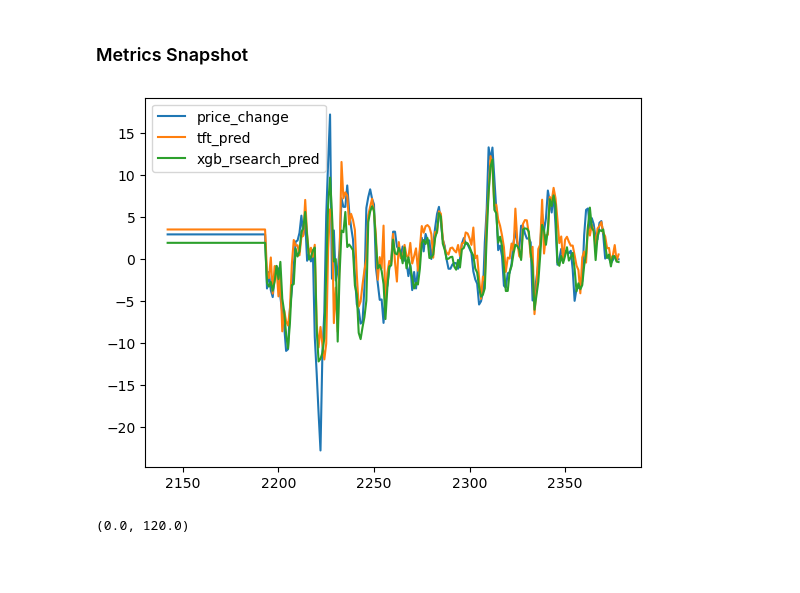
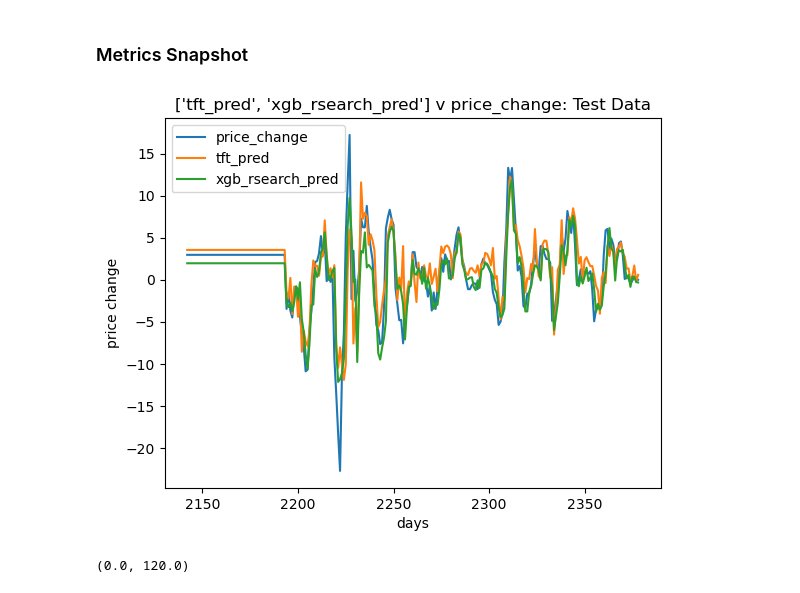
Before and after one commit to danCoder93/ENSF611-FinPrediction, a Jupyter notebook: src/FinPrediction.ipynb, the cells around one changed output. Saved outputs shown, nothing was run; the diff lists cells and outputs as text; code cells hidden in the pictures; blank space fills up the shorter version.

Commit message:
add time series labels

```diff
--- a/src/FinPrediction.ipynb
+++ b/src/FinPrediction.ipynb
@@ -711,21 +711,22 @@ df_metrics.to_csv("/content/aapl_model_metrics.csv", index=True, header=True)
 # %%
 import pandas as pd
 df = pd.read_csv('../data/aapl_model_complete_dataset.csv')
-def plot_time_series(df,target_col,model_cols,split_percent,title):
-    fig, ax = plt.subplots()
+def plot_time_series(df,target_col,model_cols,split_percent,title='',x_label='',y_label=''):
     total_length = df.count().max()
     split_len = int(total_length * split_percent)
     split_idx = total_length - split_len
     X_train,X_test = df.iloc[:split_idx], df.iloc[split_idx:]
-    X_test.plot(y=[target_col,*model_col],ax=ax)
+    ax = X_test.plot(y=[target_col,*model_col],title=title)
+    ax.set_xlabel(x_label)
+    ax.set_ylabel(y_label)
 
 
 target_col = 'price_change'
 model_col = ['tft_pred','xgb_rsearch_pred']
 title = f"{model_col} v {target_col}: Test Data"
-plot_time_series(df,target_col,model_col,.1,title)
+plot_time_series(df,target_col,model_col,.1,title,'days','price change')
 # %% [output]
-[figure, old version]
+[figure, new version]
 # %%
 #Lifted directly from Dr. Maan's code, but I think this would provide a great visual experience
 #It shows the trained, tested, and predicted data. I might try to re-create the look but putting this here for a guide and if we run out of time
```
